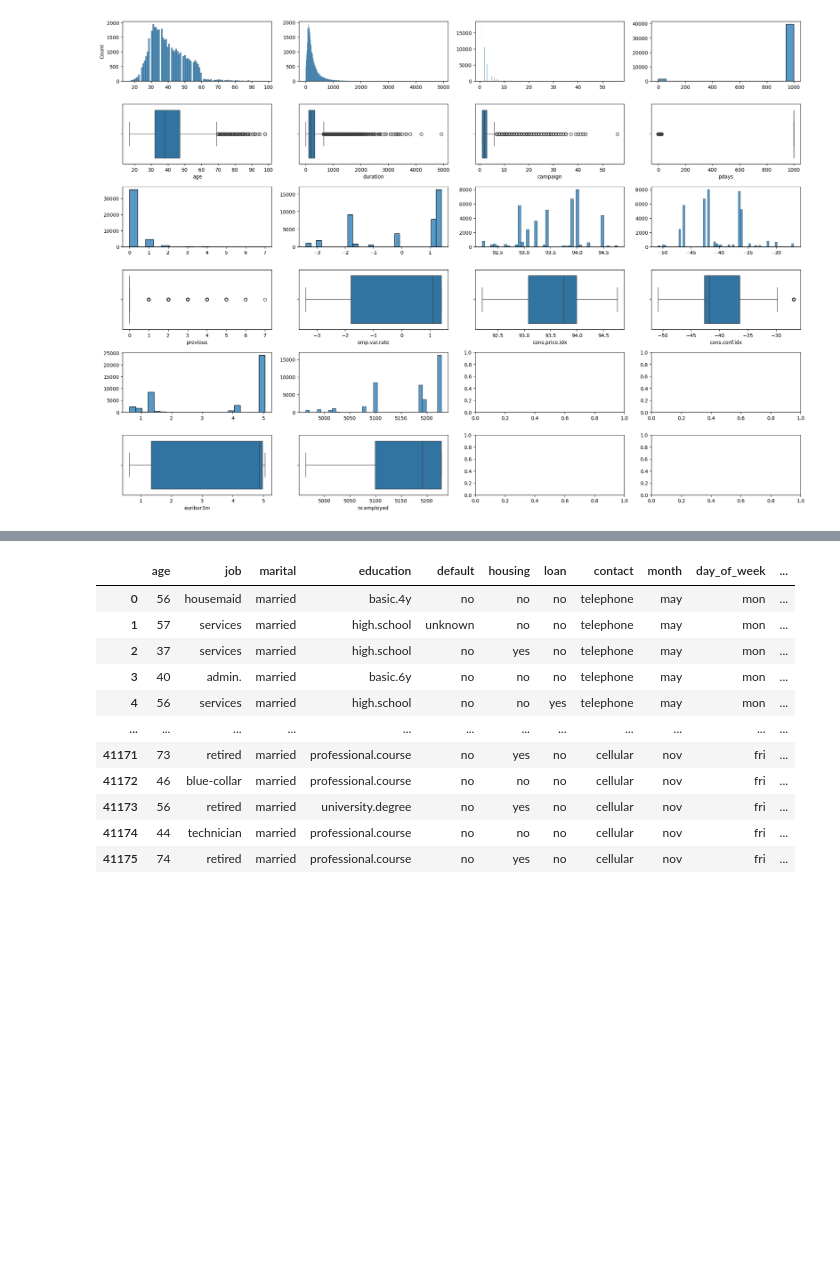
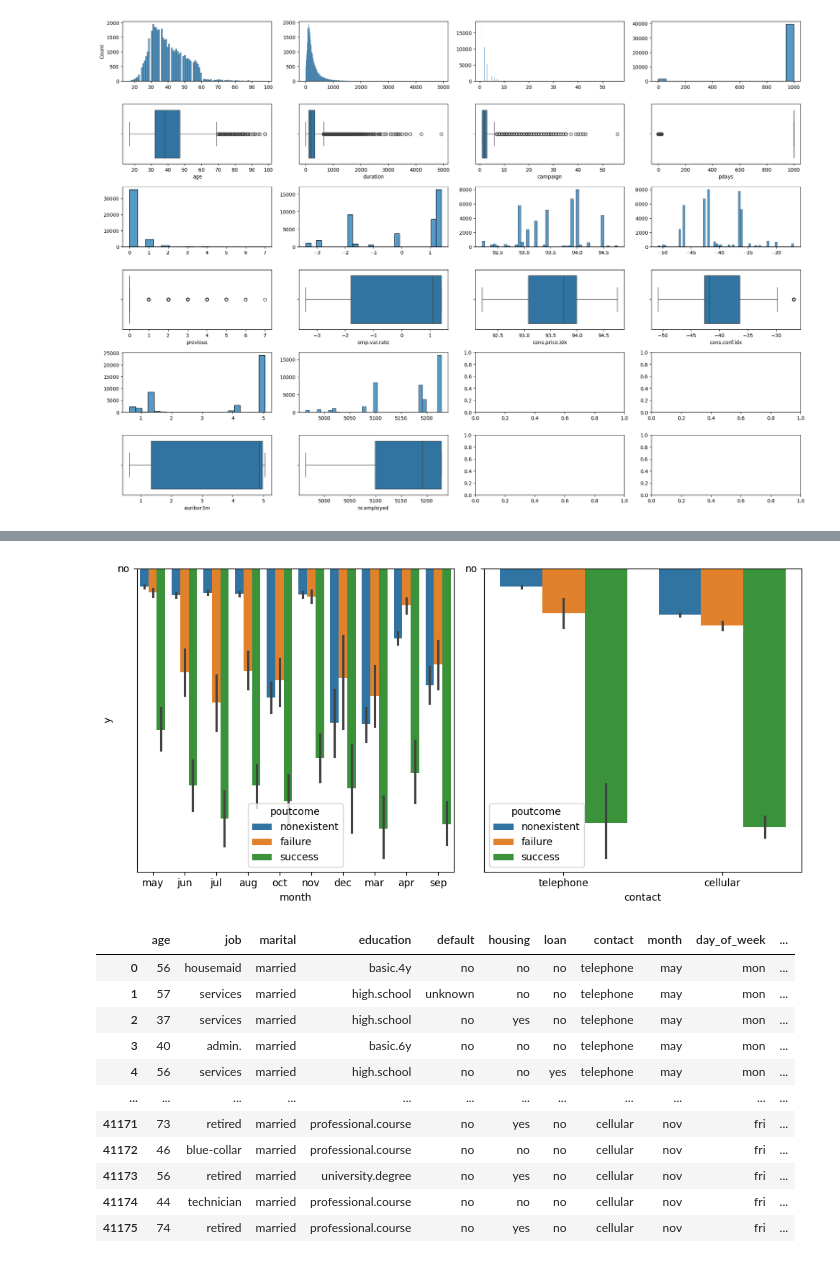
Before and after one commit to 4GeeksAcademy/machine-learning-python-template-1904, a Jupyter notebook: src/explore.ipynb, the cells around one changed output, grey strips where cells are left out. Cells and saved outputs as stored; diff of their text form; code cells hidden in the pictures; blank space fills up the shorter version.

```diff
--- a/src/explore.ipynb
+++ b/src/explore.ipynb
@@ -174 +195,11 @@ TypeError: can't multiply sequence by non-int of type 'float'
+# %%
+fig, axis = plt.subplots(figsize = (10, 5), ncols = 2)
+
+sns.barplot(ax = axis[0], data = df, x = "month", y = "y", hue = "poutcome")
+sns.barplot(ax = axis[1], data = df, x = "contact", y = "y", hue = "poutcome").set(ylabel = None)
+
+plt.tight_layout()
+plt.show()
+# %% [output]
+[figure, added]
 # %%
```
Also changed, not shown: parts of 7 cells of this notebook.
